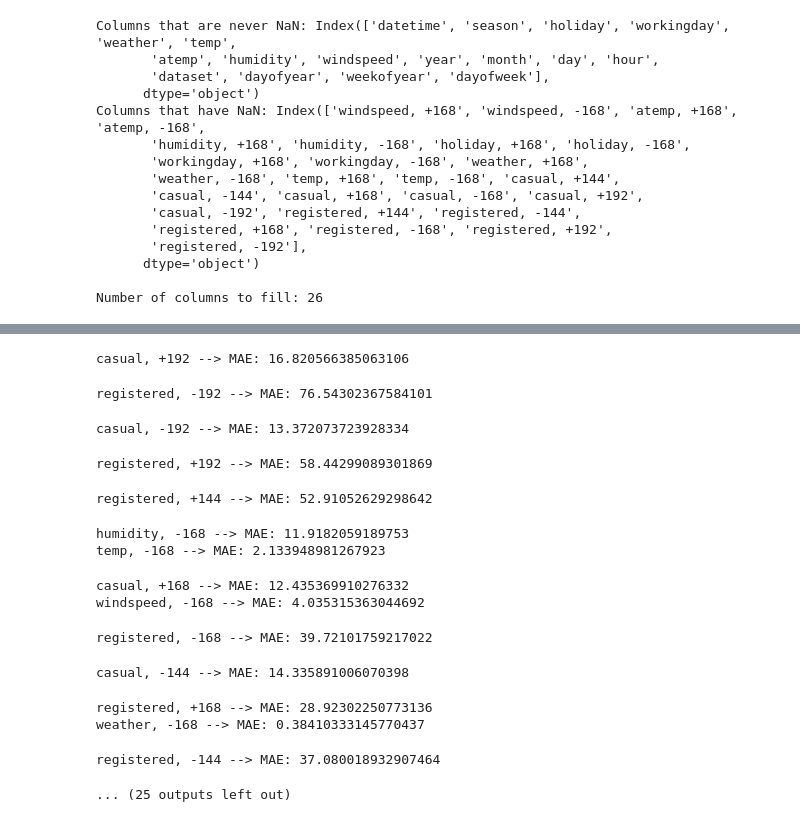
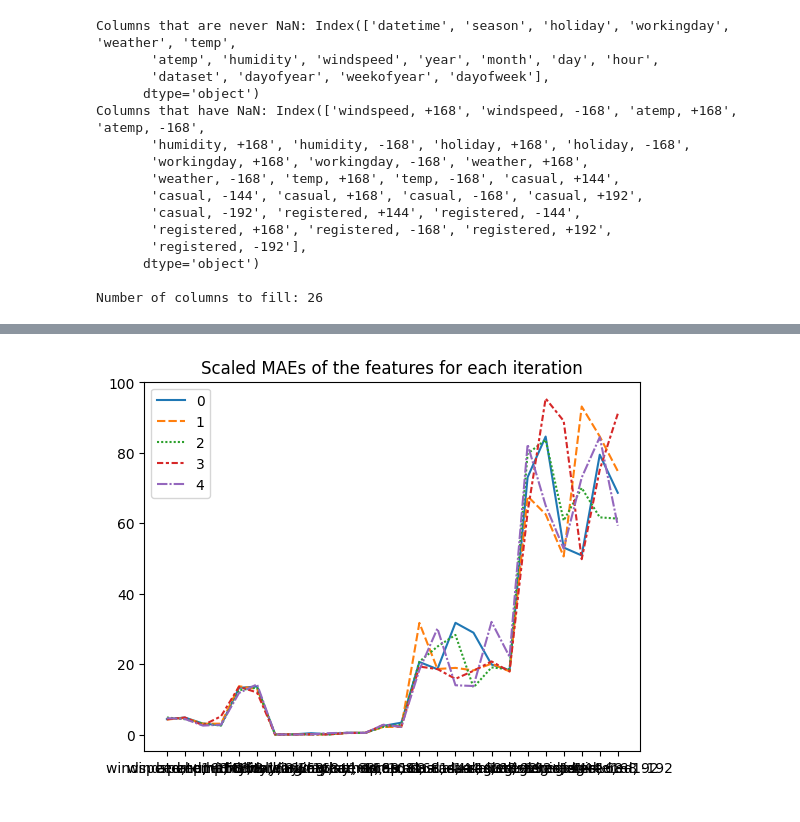
Before and after one commit to francescobraicovich/bike_sharing_demand, a Jupyter notebook: src/data/process_data.ipynb, the cells around one changed output, grey strips where cells are left out. Saved outputs shown, nothing was run; the diff lists cells and outputs as text; code cells hidden in the pictures.

Commit message:
Implement stochastic filler

```diff
--- a/src/data/process_data.ipynb
+++ b/src/data/process_data.ipynb
@@ -243,9 +244,17 @@ def create_train_test_data(data, feature):
 
     return X_train, X_test, y_train, y_test, X_pred
 
-def create_and_fit_pipeline(X_train, y_train, max_iter):
+def select_components_based_on_variance(X_train, desired_variance=0.9):
+    pca = PCA()
+    pca.fit(X_train)
+    cumulative_variance_ratio = np.cumsum(pca.explained_variance_ratio_)
+    n_components = np.argmax(cumulative_variance_ratio >= desired_variance) + 1
+    return PCA(n_components=n_components)
+
+def create_and_fit_pipeline(X_train, y_train, max_iter, desired_variance):
     pipeline = Pipeline([
         ('scaler', StandardScaler()),
+        ('pca', select_components_based_on_variance(X_train, desired_variance)),
         ('mlp', MLPRegressor(max_iter=max_iter))
     ])
 
@@ -261,17 +270,17 @@ def evaluate_pipeline(pipeline, X_test, y_test):
     score = pipeline.score(X_test, y_test)
     return mae, mse, score
 # %%
-def pipeline(data, feature, max_iter):
+def pipeline(data, feature, max_iter, desired_variance):
     data = drop_columns(data)
     X_train, X_test, y_train, y_test, X_pred = create_train_test_data(data, feature)
-    pipeline = create_and_fit_pipeline(X_train, y_train, max_iter)
+    pipeline = create_and_fit_pipeline(X_train, y_train, max_iter, desired_variance)
     mae, mse, score = evaluate_pipeline(pipeline, X_test, y_test)
 
     # Print the results on the same line
-    print(f'{feature} --> MAE: {mae}')
+    #print(f'{feature} --> MAE: {mae}')
 
     # Pause to make sure the results are printed
-    plt.pause(0.00001)
+    #plt.pause(0.00001)
 
     # Predict the missing values
     y_pred = pipeline.predict(X_pred)
@@ -311,5 +308,5 @@ def evaluate_maes(maes_array, original_order, orders_to_fill):
 # %%
-def stochastic_fill(data, columns_to_fill, columns_full, iterations, max_iter=1000):
+def stochastic_fill(data, columns_to_fill, columns_full, iterations, max_iter=1000, desired_variance=0.9):
 
     # Store original data
     original_data = data.copy()
@@ -349,11 +346,7 @@ def stochastic_fill(data, columns_to_fill, columns_full, iterations, max_iter=10
             columns += [feature]
             mask = data[feature].isnull()
 
-            if i == 2:
-                print(f'Filling {feature} with {mask.sum()} missing values')
-                print('Columns:', columns)
-
-            y_pred, mae, mse, score = pipeline(data[columns], feature, max_iter)
+            y_pred, mae, mse, score = pipeline(data[columns], feature, max_iter, desired_variance)
 
             # Save the maes, mses and scores
             maes[original_order[feature]] = mae
@@ -368,28 +361,33 @@ def stochastic_fill(data, columns_to_fill, columns_full, iterations, max_iter=10
 
         maes_array[i] = maes
 
-
-    # Take average value of the predictions for each feature
-    predictions = np.mean(predictions, axis=2)
-
     # Make a dataframe with maes for each iteration
     maes_df = pd.DataFrame(maes_array, columns=columns_to_fill)
 
-    # Plot the maes as lineplots with features as x, maes as y and iterations as hue
-    sns.lineplot(data=maes_df, dashes=False)
-    plt.title('Mean Absolute Error')
+    print(maes_df)
 
+    # Scale the columns of the maes_df with standard scaler
+    scaler = StandardScaler()
+
+    # Line plot the scaled maes_df, each line is a iteration with features as x, and maes as y
+    sns.lineplot(data=maes_df.T)
+    plt.title('Scaled MAEs of the features for each iteration')
     plt.show()
 
-    print(maes_df)
+    # For each feature take the predictions that have the lowest mae
+    best_predictions = np.zeros((len(data), len(columns_to_fill)))
+
+    for i, feature in enumerate(columns_to_fill):
+        best_predictions[:, i] = predictions[:, i, np.argmin(maes_array[:, i])]
 
     # substitute the values in the original data
-    data[columns_to_fill] = predictions
+    data[columns_to_fill] = best_predictions
 
     return data
 
 # Fill missing values
-iterations = 2
-max_iter = 500
-final_data = stochastic_fill(data, columns_to_fill, columns_full, iterations, max_iter)
+iterations = 5
+desired_variance = 0.95
+max_iter = 2500
+final_data = stochastic_fill(data, columns_to_fill, columns_full, iterations, max_iter, desired_variance)
 # %% [output]
@@ -400,15 +411 @@ workingday, -168 --> MAE: 0.09786393009995242
-casual, +192 --> MAE: 16.820566385063106
-registered, -192 --> MAE: 76.54302367584101
-casual, -192 --> MAE: 13.372073723928334
-registered, +192 --> MAE: 58.44299089301869
-registered, +144 --> MAE: 52.91052629298642
-humidity, -168 --> MAE: 11.9182059189753
-temp, -168 --> MAE: 2.133948981267923
-casual, +168 --> MAE: 12.435369910276332
-windspeed, -168 --> MAE: 4.035315363044692
-registered, -168 --> MAE: 39.72101759217022
-casual, -144 --> MAE: 14.335891006070398
-registered, +168 --> MAE: 28.92302250773136
-weather, -168 --> MAE: 0.38410333145770437
-registered, -144 --> MAE: 37.080018932907464
-... (25 outputs left out)
+[figure, added]
```
Also changed, not shown: parts of 4 cells of this notebook, 1 other file.
